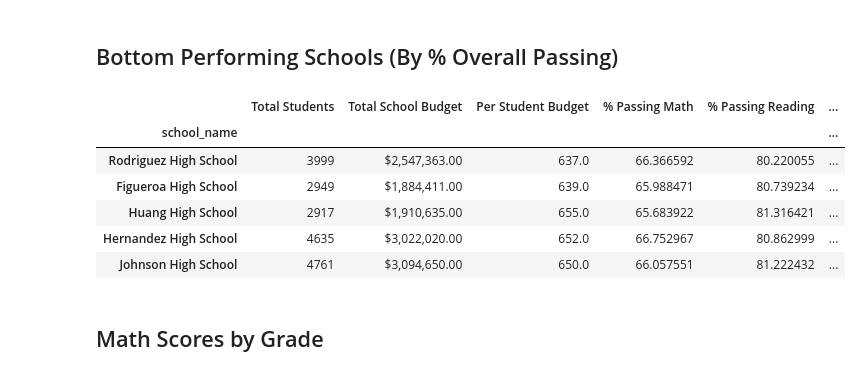
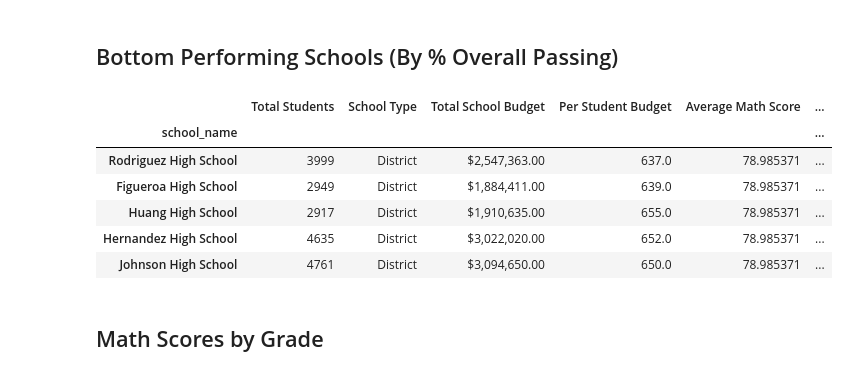
Before and after one commit to GeorgehStalker/pandas-challenge, a Jupyter notebook: PyCitySchools_starter.ipynb, the cells around one changed output. Saved outputs shown, nothing was run; the diff lists cells and outputs as text; code cells hidden in the pictures.

```diff
--- a/PyCitySchools_starter.ipynb
+++ b/PyCitySchools_starter.ipynb
@@ -153,13 +166,5 @@ print(district_summary)
 school_types = school_data.set_index(["school_name"])["type"]
 # %%
-# Calculate the total student count per school from school_data
-import pandas as pd
-from pathlib import Path
-
-# File paths
-school_data_to_load = Path("C:/Users/georg/git repositories/module 4/pandas-challenge/PyCitySchools/Resources/schools_complete.csv")
-student_data_to_load = Path("C:/Users/georg/git repositories/module 4/pandas-challenge/PyCitySchools/Resources/students_complete.csv")
-
 # Read School and Student Data Files
 school_data = pd.read_csv(school_data_to_load)
 student_data = pd.read_csv(student_data_to_load)
@@ -387,17 +392,18 @@ dtype: float64
 # Create a DataFrame called `per_school_summary` with columns for the calculations above.
 per_school_summary = pd.DataFrame({
     "Total Students": per_school_counts,
+    "School Type": school_types,
     "Total School Budget": total_budget_per_school,
     "Per Student Budget": per_capita_spending_per_school,
+    "Average Math Score": average_math_score,
     "% Passing Math": per_school_passing_math,
+    "Average Reading Score": average_reading_score,
     "% Passing Reading": per_school_passing_reading,
-    "% Overall Passing Rate": overall_passing_rate
+    "% Overall Passing": overall_passing_rate
 })
 
 # Formatting
 per_school_summary["Total School Budget"] = per_school_summary["Total School Budget"].map("${:,.2f}".format)
-#per_school_summary["Per Student Budget"] = per_school_summary["Per Student Budget"].map("${:,.2f}".format)
-
 
 # Display the DataFrame
 print(per_school_summary)
@@ -439,18 +445,18 @@ top_schools.head(5)
 ## Bottom Performing Schools (By % Overall Passing)
 # %%
 # Sort the schools by `% Overall Passing` in ascending order and display the top 5 rows.
-bottom_schools = per_school_summary.sort_values("% Overall Passing Rate", ascending=True)
+bottom_schools = per_school_summary.sort_values("% Overall Passing", ascending=True)
 
 # Display the top 5 rows
 bottom_schools.head(5)
 # %% [output]
-|  | Total Students | Total School Budget | Per Student Budget | % Passing Math | % Passing Reading | ... |
+|  | Total Students | School Type | Total School Budget | Per Student Budget | Average Math Score | ... |
 | school_name |  |  |  |  |  | ... |
-| Rodriguez High School | 3999 | $2,547,363.00 | 637.0 | 66.366592 | 80.220055 | ... |
-| Figueroa High School | 2949 | $1,884,411.00 | 639.0 | 65.988471 | 80.739234 | ... |
-| Huang High School | 2917 | $1,910,635.00 | 655.0 | 65.683922 | 81.316421 | ... |
-| Hernandez High School | 4635 | $3,022,020.00 | 652.0 | 66.752967 | 80.862999 | ... |
-| Johnson High School | 4761 | $3,094,650.00 | 650.0 | 66.057551 | 81.222432 | ... |
+| Rodriguez High School | 3999 | District | $2,547,363.00 | 637.0 | 78.985371 | ... |
+| Figueroa High School | 2949 | District | $1,884,411.00 | 639.0 | 78.985371 | ... |
+| Huang High School | 2917 | District | $1,910,635.00 | 655.0 | 78.985371 | ... |
+| Hernandez High School | 4635 | District | $3,022,020.00 | 652.0 | 78.985371 | ... |
+| Johnson High School | 4761 | District | $3,094,650.00 | 650.0 | 78.985371 | ... |
 # %% [markdown]
 ## Math Scores by Grade
 # %%
```
Also changed, not shown: parts of 16 cells of this notebook.
